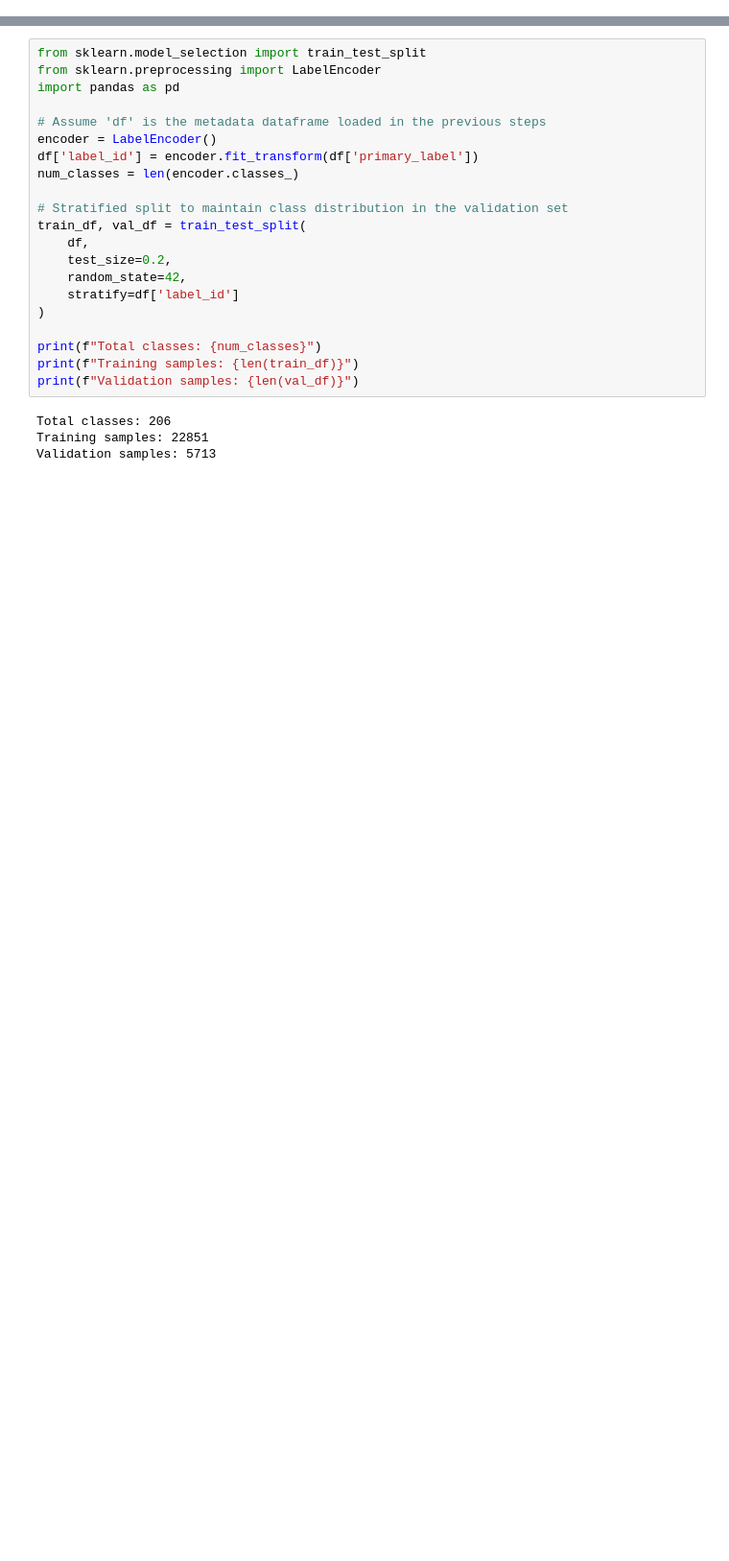
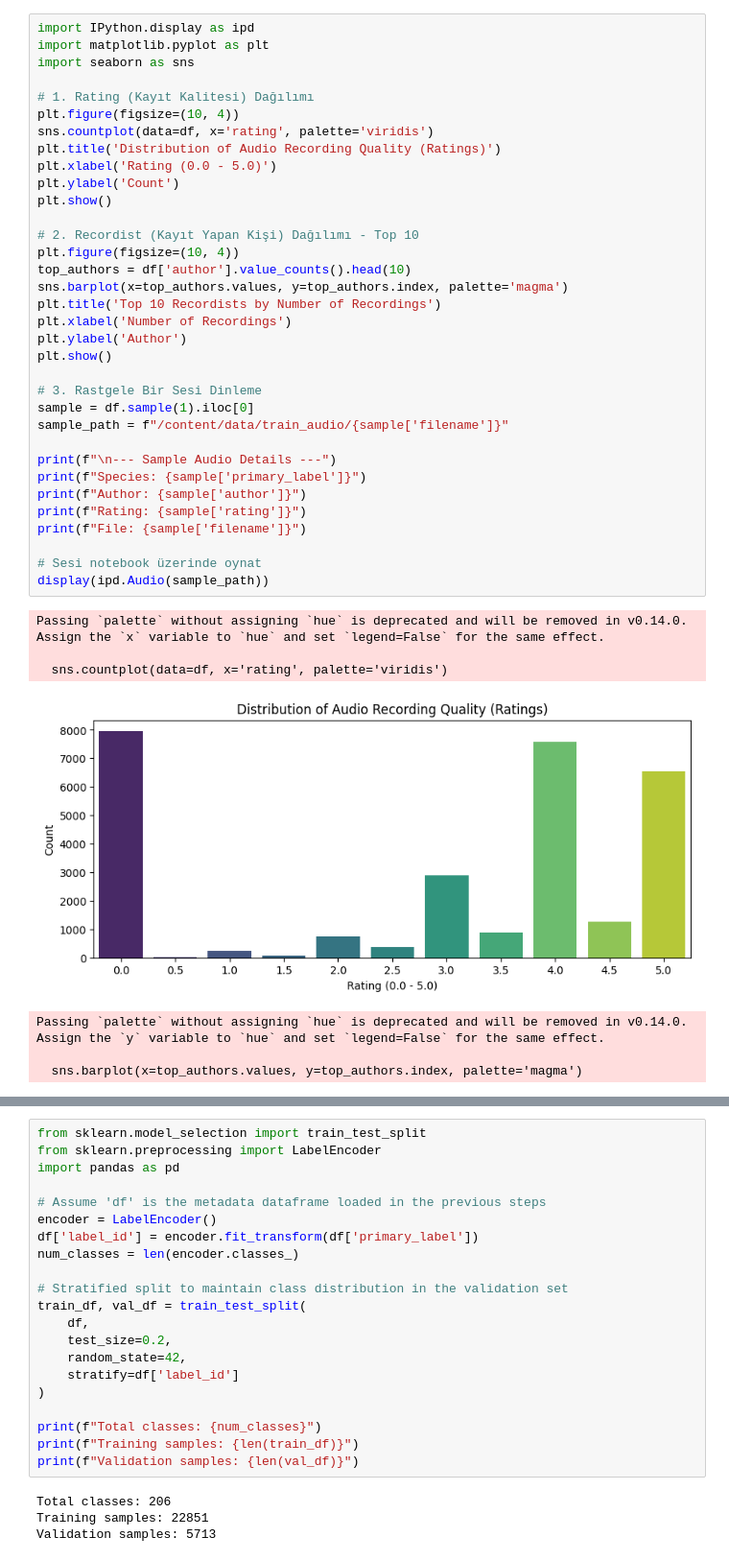
Before and after one commit to mahmuterensrc/GROUP21_CENG313, a Jupyter notebook: assignment1_eda_baseline.ipynb, the cells around one changed output, grey strips where cells are left out. Shown at 96% size. Drawn from its saved outputs; the diff is of its cells as text; blank space fills up the shorter version.

```diff
--- a/assignment1_eda_baseline.ipynb
+++ b/assignment1_eda_baseline.ipynb
@@ -61,0 +193,42 @@ Total number of unique species: 206
+# %%
+import IPython.display as ipd
+import matplotlib.pyplot as plt
+import seaborn as sns
+
+# 1. Rating (Kayıt Kalitesi) Dağılımı
+plt.figure(figsize=(10, 4))
+sns.countplot(data=df, x='rating', palette='viridis')
+plt.title('Distribution of Audio Recording Quality (Ratings)')
+plt.xlabel('Rating (0.0 - 5.0)')
+plt.ylabel('Count')
+plt.show()
+
+# 2. Recordist (Kayıt Yapan Kişi) Dağılımı - Top 10
+plt.figure(figsize=(10, 4))
+top_authors = df['author'].value_counts().head(10)
+sns.barplot(x=top_authors.values, y=top_authors.index, palette='magma')
+plt.title('Top 10 Recordists by Number of Recordings')
+plt.xlabel('Number of Recordings')
+plt.ylabel('Author')
+plt.show()
+
+# 3. Rastgele Bir Sesi Dinleme
+sample = df.sample(1).iloc[0]
+sample_path = f"/content/data/train_audio/{sample['filename']}"
+
+print(f"\n--- Sample Audio Details ---")
+print(f"Species: {sample['primary_label']}")
+print(f"Author: {sample['author']}")
+print(f"Rating: {sample['rating']}")
+print(f"File: {sample['filename']}")
+
+# Sesi notebook üzerinde oynat
+display(ipd.Audio(sample_path))
+# %% [output]
+Passing `palette` without assigning `hue` is deprecated and will be removed in v0.14.0. Assign the `x` variable to `hue` and set `legend=False` for the same effect.
+
+  sns.countplot(data=df, x='rating', palette='viridis')
+[figure, added]
+Passing `palette` without assigning `hue` is deprecated and will be removed in v0.14.0. Assign the `y` variable to `hue` and set `legend=False` for the same effect.
+
+  sns.barplot(x=top_authors.values, y=top_authors.index, palette='magma')
```
Also changed, not shown: parts of 11 cells of this notebook.
